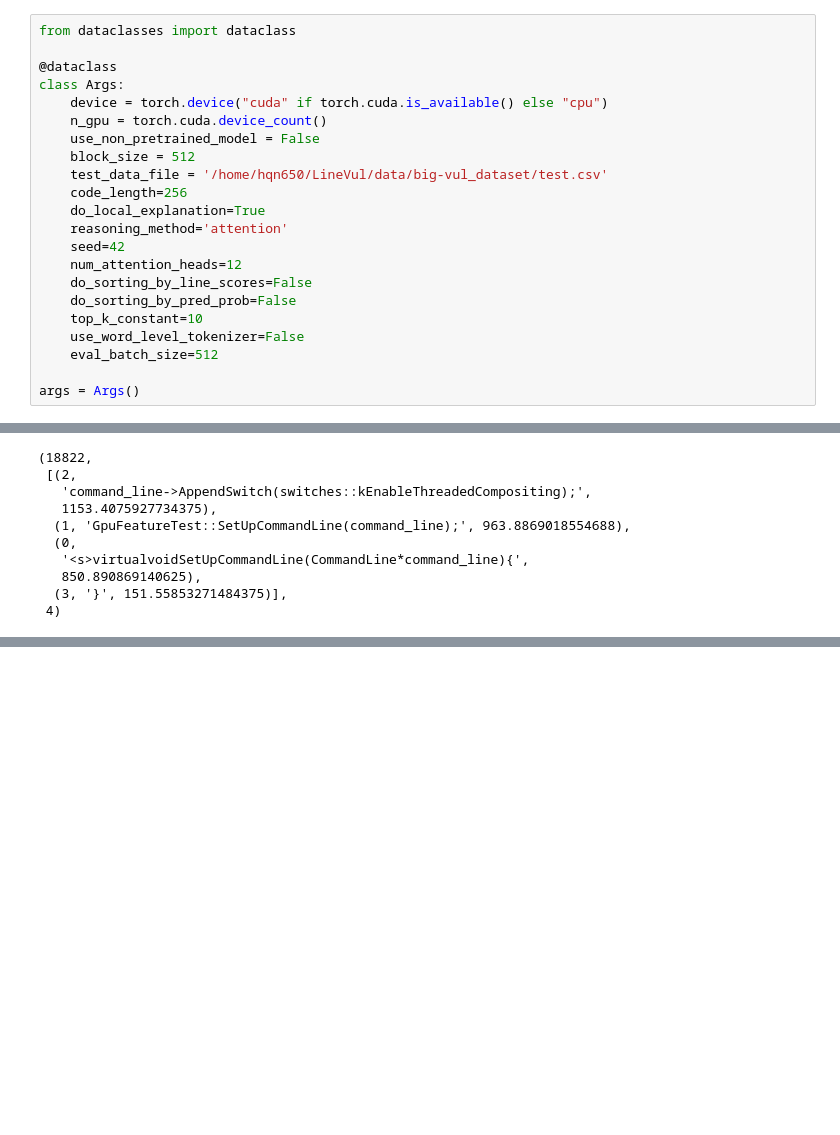
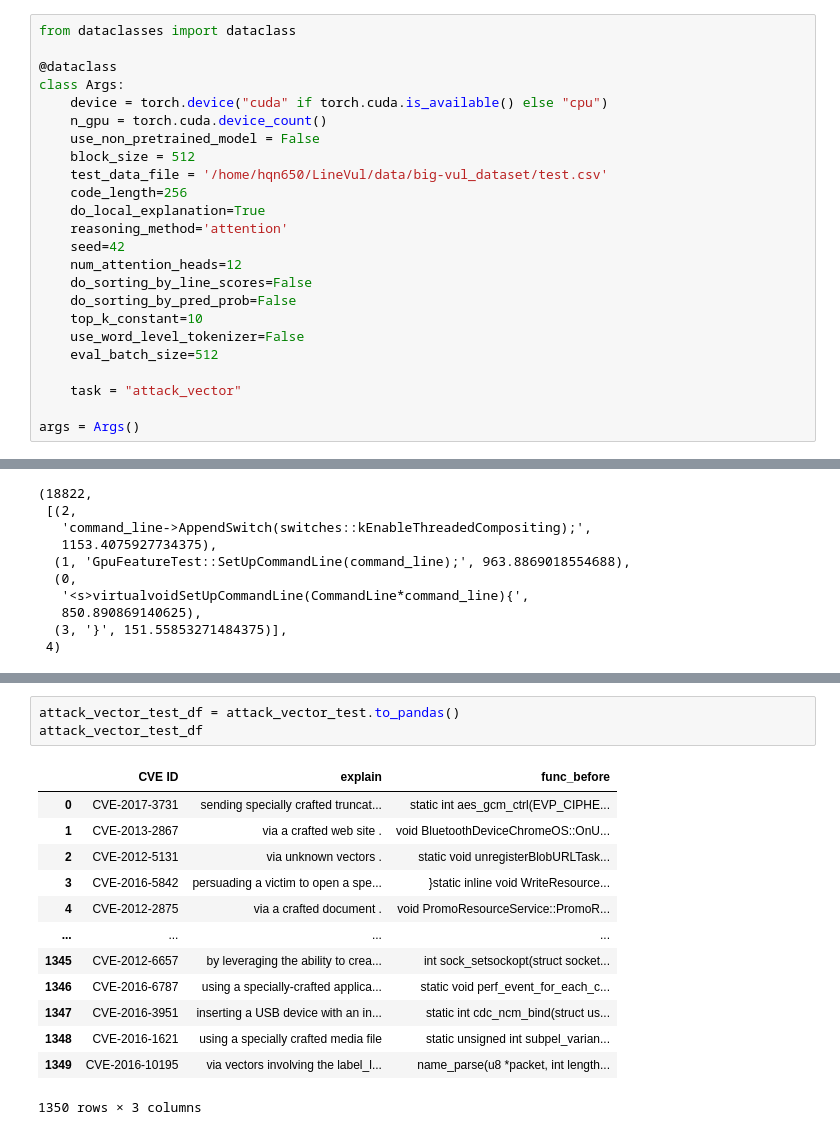
Before and after one commit to quy-ng/vulexplain-internal-external-reason, a Jupyter notebook: LineVul.ipynb, the cells around one changed output, grey strips where cells are left out. Cells and saved outputs as stored; diff of their text form; blank space fills up the shorter version.

```diff
--- a/LineVul.ipynb
+++ b/LineVul.ipynb
@@ -58,6 +65,8 @@ class Args:
     use_word_level_tokenizer=False
     eval_batch_size=512
 
+    task = "attack_vector"
+
 args = Args()
 # %%
 model = Model(pre_train, config, tokenizer, args)
@@ -183,0 +250,17 @@ print(new_variable)
+# %%
+attack_vector_test_df = attack_vector_test.to_pandas()
+attack_vector_test_df
+# %% [output]
+|  | CVE ID | explain | func_before |
+| 0 | CVE-2017-3731 | sending specially crafted truncat... | static int aes_gcm_ctrl(EVP_CIPHE... |
+| 1 | CVE-2013-2867 | via a crafted web site . | void BluetoothDeviceChromeOS::OnU... |
+| 2 | CVE-2012-5131 | via unknown vectors . | static void unregisterBlobURLTask... |
+| 3 | CVE-2016-5842 | persuading a victim to open a spe... | }static inline void WriteResource... |
+| 4 | CVE-2012-2875 | via a crafted document . | void PromoResourceService::PromoR... |
+| ... | ... | ... | ... |
+| 1345 | CVE-2012-6657 | by leveraging the ability to crea... | int sock_setsockopt(struct socket... |
+| 1346 | CVE-2016-6787 | using a specially-crafted applica... | static void perf_event_for_each_c... |
+| 1347 | CVE-2016-3951 | inserting a USB device with an in... | static int cdc_ncm_bind(struct us... |
+| 1348 | CVE-2016-1621 | using a specially crafted media file | static unsigned int subpel_varian... |
+| 1349 | CVE-2016-10195 | via vectors involving the label_l... | name_parse(u8 *packet, int length... |
+1350 rows × 3 columns
```
Also changed, not shown: parts of 37 cells of this notebook, 5 other files.
